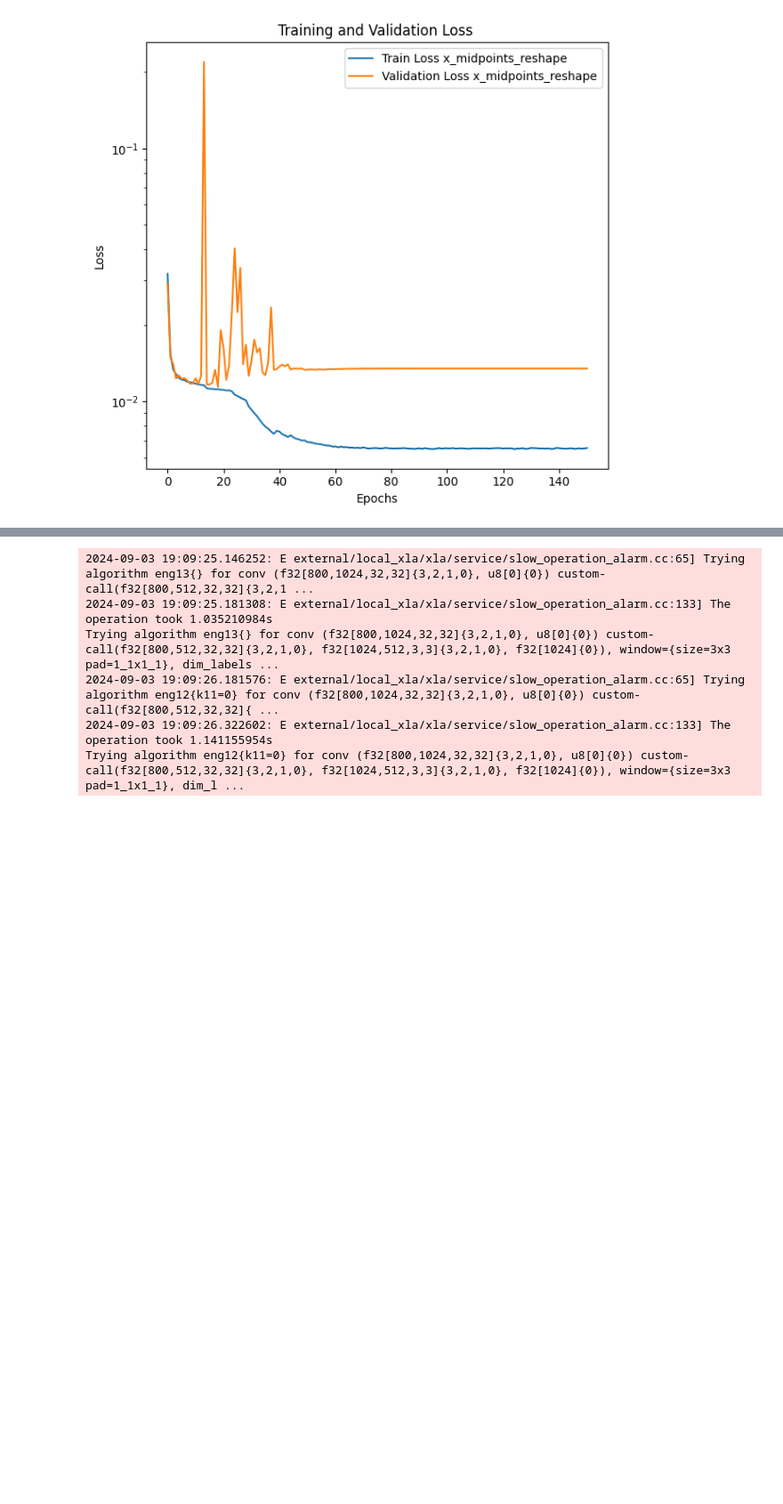
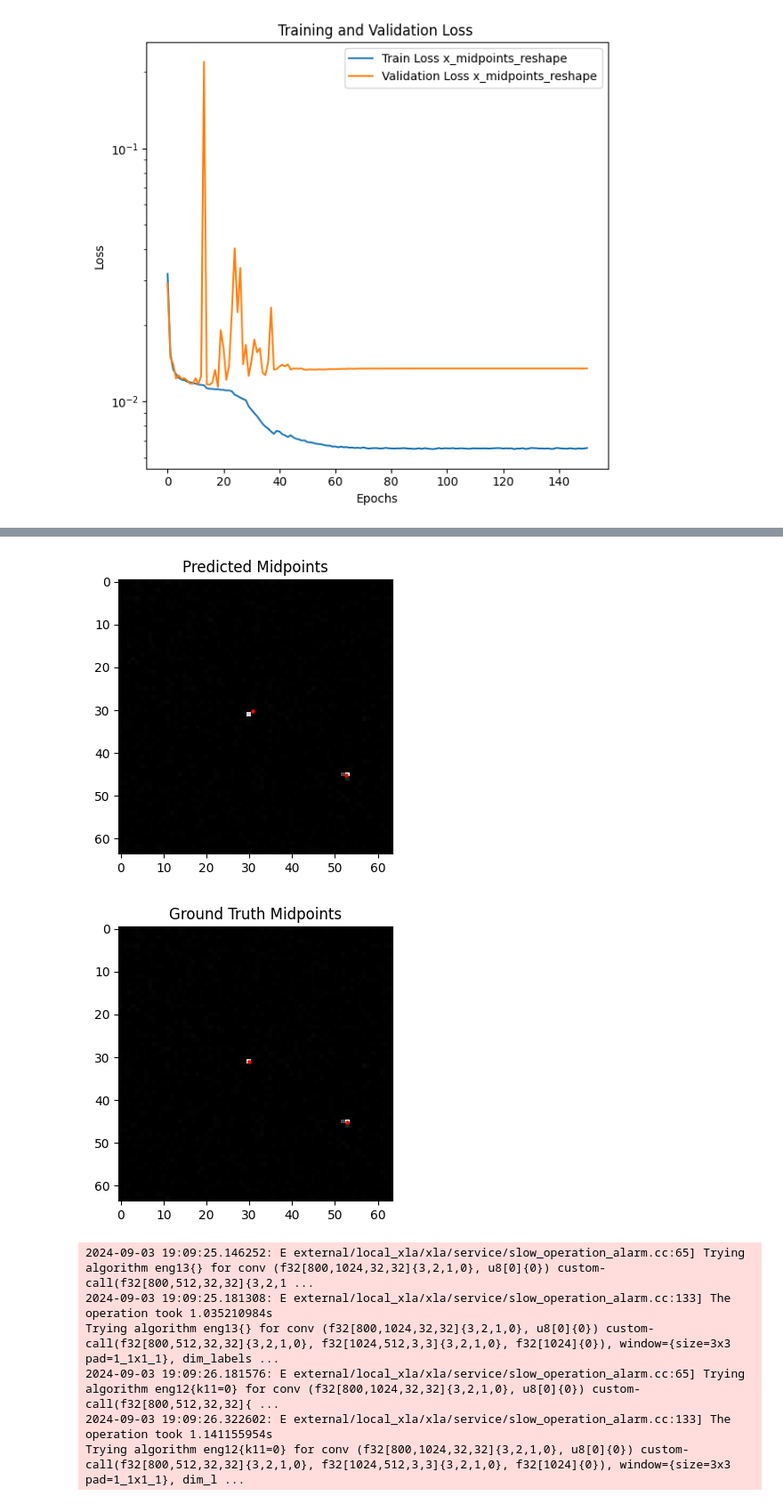
Before and after one commit to DerrickAppiahOsei/da886, a Jupyter notebook: Electron Counting Extended Arch/Classes and Functions.ipynb, the cells around one changed output, grey strips where cells are left out. Shown at 89% size. Drawn from its saved outputs; the diff is of its cells as text; code cells hidden in the pictures; blank space fills up the shorter version.

```diff
--- a/Electron Counting Extended Arch/Classes and Functions.ipynb
+++ b/Electron Counting Extended Arch/Classes and Functions.ipynb
@@ -500,7 +500,12 @@ plt.show()
 # output =model_builder.model.predict(inputs)
 
 val_dataset = tf.data.Dataset.from_tensor_slices((val_images, val_midpoints))
+# val_dataset = val_dataset.shuffle()
 val_dataset = val_dataset.batch(800)
-inputs,targets = next(iter(val_dataset))
-output =model_builder.model.predict(inputs)
+# inputs,targets = next(iter(val_dataset))
+
+outputs = []
+for i, (data, pred) in enumerate(val_dataset):
+    print(data.shape)
+    outputs.extend(model_builder.model.predict(data))
 # %% [output]
@@ -646,0 +673,55 @@ visualize_midpoints2(tf.convert_to_tensor(inputs[t]), tf.convert_to_tensor(targe
+# %%
+import numpy as np
+import matplotlib.pyplot as plt
+import tensorflow as tf
+
+def visualize_midpoints(image, midpoints, title="Predicted Midpoint Visualization"):
+    """
+    Visualizes midpoints on an image without using a probability vector.
+
+    Parameters:
+    - image: A 3D tensor representing the image.
+    - midpoints: A 2D tensor representing the midpoint coordinates (x, y).
+    - title: The title of the plot.
+
+    Returns:
+    None (displays the image with midpoints).
+    """
+    # Convert to NumPy arrays for easier handling
+    image_np = image
+    midpoints_np = midpoints
+
+    # Denormalize image if necessary (adjust based on your normalization method)
+    denormalized_image = image_np  # Modify if normalization was applied during training
+
+    # Visualize the image
+    plt.figure(figsize=(4, 4))
+    plt.imshow(denormalized_image, cmap='gray')
+    plt.title(title)
+
+    # Plot midpoints directly, only if they are not (0, 0)
+    for i, (x, y) in enumerate(midpoints_np):
+        if x >= 3 and y >= 3:  # Only plot if the point is not (0, 0)
+            plt.scatter(x, y, color='red', s=5)
+
+    plt.show()
+
+# Example processing and visualization
+t = np.random.randint(0, 800)
+
+# Visualize one batch at a time
+for i, (data_batch, midpoints_batch) in enumerate(val_dataset):
+    predictions = model_builder.model.predict(data_batch)
+
+    # Select a random image from the batch
+    data_sample = data_batch[t]
+    pred_midpoints = predictions[t, 0, :, :]
+    true_midpoints = midpoints_batch[t, 0, :, :]
+
+    # Visualize predicted and true midpoints
+    visualize_midpoints(data_sample, pred_midpoints * 64, title="Predicted Midpoints")
+    visualize_midpoints(data_sample, true_midpoints * 64, title="Ground Truth Midpoints")
+
+    # Only visualize for one batch, break after the first
+    break
+# %% [output]
@@ -647,3 +729,5 @@ visualize_midpoints2(tf.convert_to_tensor(inputs[t]), tf.convert_to_tensor(targe
+[figure, added]
+[figure, added]
 # %%
 # model_builder.model.save('/home/da886/Electron Counting Extended Arch/Overfitted weights/increased_model_Padded_weights.keras')
 # %%
```
Also changed, not shown: parts of 9 cells of this notebook.
